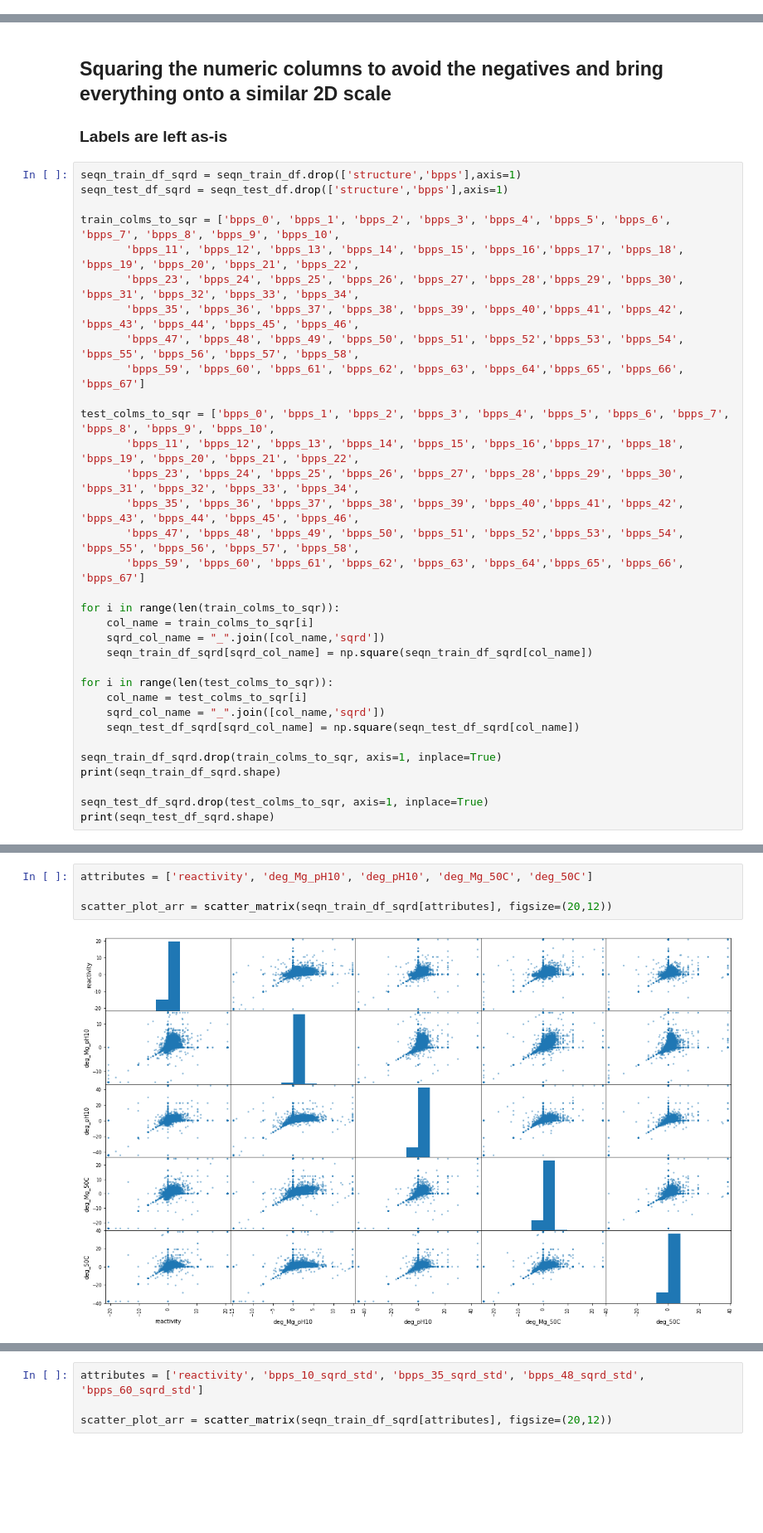
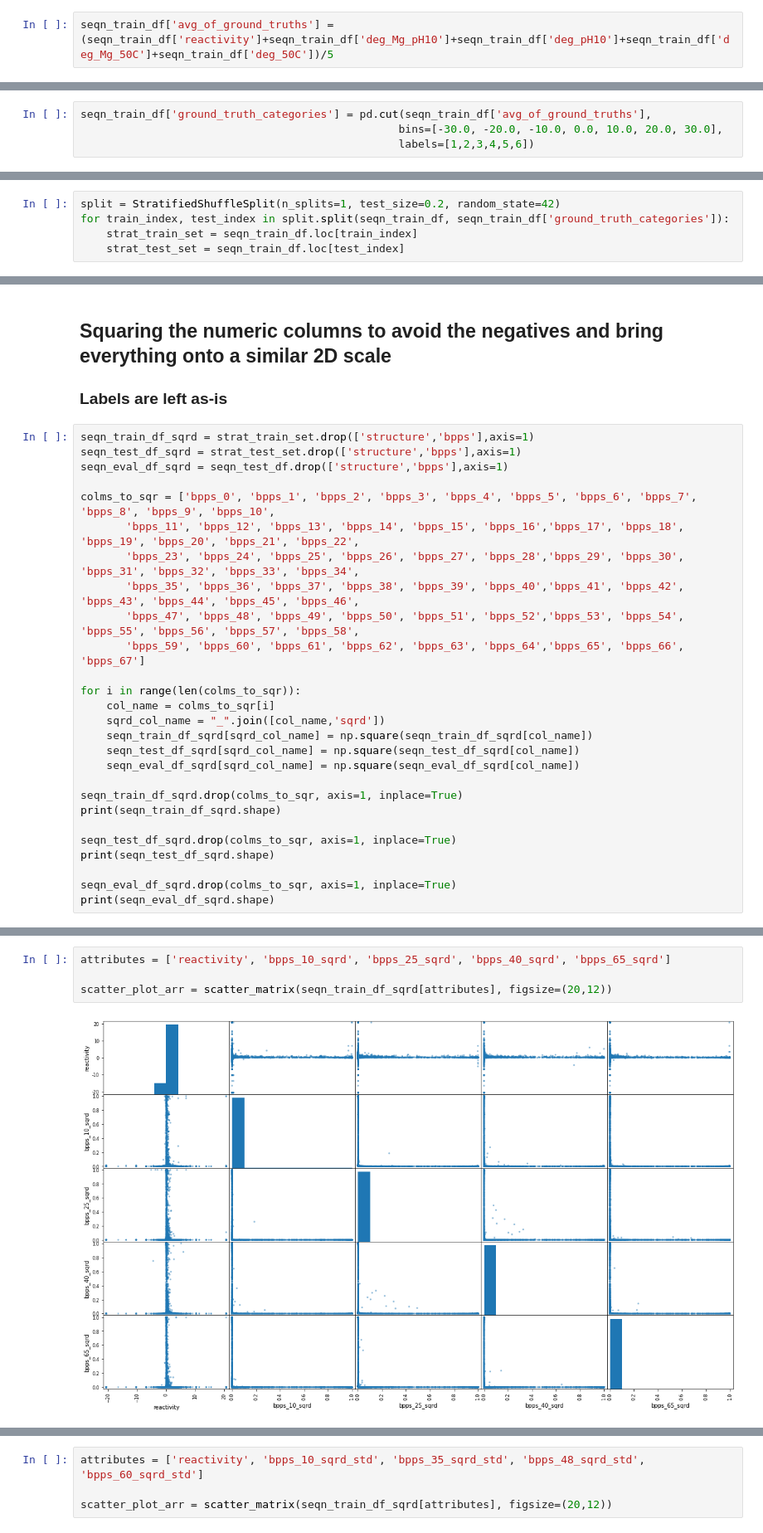
Before and after one commit to sumaniitm/kaggle-mRNA-feature-engineering, a Jupyter notebook: notebook-covid19-mrna.ipynb, the cells around one changed output, grey strips where cells are left out. Shown: that part at 83% size. Saved outputs shown, nothing was run; the diff lists cells and outputs as text; blank space fills up the shorter version.

Commit message:
performing a stratified train test split on the training data to observe the RMSE and MCRMSE

```diff
--- a/notebook-covid19-mrna.ipynb
+++ b/notebook-covid19-mrna.ipynb
@@ -168,0 +182,2 @@ print(seqn_test_df.shape)
+# %%
+seqn_train_df['avg_of_ground_truths'] = (seqn_train_df['reactivity']+seqn_train_df['deg_Mg_pH10']+seqn_train_df['deg_pH10']+seqn_train_df['deg_Mg_50C']+seqn_train_df['deg_50C'])/5
@@ -168,0 +189,4 @@ print(seqn_test_df.shape)
+# %%
+seqn_train_df['ground_truth_categories'] = pd.cut(seqn_train_df['avg_of_ground_truths'],
+                                                 bins=[-30.0, -20.0, -10.0, 0.0, 10.0, 20.0, 30.0],
+                                                 labels=[1,2,3,4,5,6])
@@ -168,0 +208,5 @@ print(seqn_test_df.shape)
+# %%
+split = StratifiedShuffleSplit(n_splits=1, test_size=0.2, random_state=42)
+for train_index, test_index in split.split(seqn_train_df, seqn_train_df['ground_truth_categories']):
+    strat_train_set = seqn_train_df.loc[train_index]
+    strat_test_set = seqn_train_df.loc[test_index]
@@ -170,36 +237,30 @@ print(seqn_test_df.shape)
 ## Squaring the numeric columns to avoid the negatives and bring everything onto a similar 2D scale
 ### Labels are left as-is
 # %%
-seqn_train_df_sqrd = seqn_train_df.drop(['structure','bpps'],axis=1)
-seqn_test_df_sqrd = seqn_test_df.drop(['structure','bpps'],axis=1)
+seqn_train_df_sqrd = strat_train_set.drop(['structure','bpps'],axis=1)
+seqn_test_df_sqrd = strat_test_set.drop(['structure','bpps'],axis=1)
+seqn_eval_df_sqrd = seqn_test_df.drop(['structure','bpps'],axis=1)
 
-train_colms_to_sqr = ['bpps_0', 'bpps_1', 'bpps_2', 'bpps_3', 'bpps_4', 'bpps_5', 'bpps_6', 'bpps_7', 'bpps_8', 'bpps_9', 'bpps_10',
+colms_to_sqr = ['bpps_0', 'bpps_1', 'bpps_2', 'bpps_3', 'bpps_4', 'bpps_5', 'bpps_6', 'bpps_7', 'bpps_8', 'bpps_9', 'bpps_10',
        'bpps_11', 'bpps_12', 'bpps_13', 'bpps_14', 'bpps_15', 'bpps_16','bpps_17', 'bpps_18', 'bpps_19', 'bpps_20', 'bpps_21', 'bpps_22',
        'bpps_23', 'bpps_24', 'bpps_25', 'bpps_26', 'bpps_27', 'bpps_28','bpps_29', 'bpps_30', 'bpps_31', 'bpps_32', 'bpps_33', 'bpps_34',
        'bpps_35', 'bpps_36', 'bpps_37', 'bpps_38', 'bpps_39', 'bpps_40','bpps_41', 'bpps_42', 'bpps_43', 'bpps_44', 'bpps_45', 'bpps_46',
        'bpps_47', 'bpps_48', 'bpps_49', 'bpps_50', 'bpps_51', 'bpps_52','bpps_53', 'bpps_54', 'bpps_55', 'bpps_56', 'bpps_57', 'bpps_58',
        'bpps_59', 'bpps_60', 'bpps_61', 'bpps_62', 'bpps_63', 'bpps_64','bpps_65', 'bpps_66', 'bpps_67']
 
-test_colms_to_sqr = ['bpps_0', 'bpps_1', 'bpps_2', 'bpps_3', 'bpps_4', 'bpps_5', 'bpps_6', 'bpps_7', 'bpps_8', 'bpps_9', 'bpps_10',
-       'bpps_11', 'bpps_12', 'bpps_13', 'bpps_14', 'bpps_15', 'bpps_16','bpps_17', 'bpps_18', 'bpps_19', 'bpps_20', 'bpps_21', 'bpps_22',
-       'bpps_23', 'bpps_24', 'bpps_25', 'bpps_26', 'bpps_27', 'bpps_28','bpps_29', 'bpps_30', 'bpps_31', 'bpps_32', 'bpps_33', 'bpps_34',
-       'bpps_35', 'bpps_36', 'bpps_37', 'bpps_38', 'bpps_39', 'bpps_40','bpps_41', 'bpps_42', 'bpps_43', 'bpps_44', 'bpps_45', 'bpps_46',
-       'bpps_47', 'bpps_48', 'bpps_49', 'bpps_50', 'bpps_51', 'bpps_52','bpps_53', 'bpps_54', 'bpps_55', 'bpps_56', 'bpps_57', 'bpps_58',
-       'bpps_59', 'bpps_60', 'bpps_61', 'bpps_62', 'bpps_63', 'bpps_64','bpps_65', 'bpps_66', 'bpps_67']
-
-for i in range(len(train_colms_to_sqr)):
-    col_name = train_colms_to_sqr[i]
+for i in range(len(colms_to_sqr)):
+    col_name = colms_to_sqr[i]
     sqrd_col_name = "_".join([col_name,'sqrd'])
     seqn_train_df_sqrd[sqrd_col_name] = np.square(seqn_train_df_sqrd[col_name])
+    seqn_test_df_sqrd[sqrd_col_name] = np.square(seqn_test_df_sqrd[col_name])
+    seqn_eval_df_sqrd[sqrd_col_name] = np.square(seqn_eval_df_sqrd[col_name])
 
-for i in range(len(test_colms_to_sqr)):
-    col_name = test_colms_to_sqr[i]
-    sqrd_col_name = "_".join([col_name,'sqrd'])
-    seqn_test_df_sqrd[sqrd_col_name] = np.square(seqn_test_df_sqrd[col_name])
-
-seqn_train_df_sqrd.drop(train_colms_to_sqr, axis=1, inplace=True)
+seqn_train_df_sqrd.drop(colms_to_sqr, axis=1, inplace=True)
 print(seqn_train_df_sqrd.shape)
 
-seqn_test_df_sqrd.drop(test_colms_to_sqr, axis=1, inplace=True)
+seqn_test_df_sqrd.drop(colms_to_sqr, axis=1, inplace=True)
 print(seqn_test_df_sqrd.shape)
+
+seqn_eval_df_sqrd.drop(colms_to_sqr, axis=1, inplace=True)
+print(seqn_eval_df_sqrd.shape)
 # %% [output]
@@ -207,8 +269,8 @@ print(seqn_test_df_sqrd.shape)
 (247112, 72)
 # %%
-attributes = ['reactivity', 'deg_Mg_pH10', 'deg_pH10', 'deg_Mg_50C', 'deg_50C']
+attributes = ['reactivity', 'bpps_10_sqrd', 'bpps_25_sqrd', 'bpps_40_sqrd', 'bpps_65_sqrd']
 
 scatter_plot_arr = scatter_matrix(seqn_train_df_sqrd[attributes], figsize=(20,12))
 # %% [output]
-[figure, old version]
+[figure, new version]
 # %%
```
Also changed, not shown: parts of 46 cells of this notebook.
